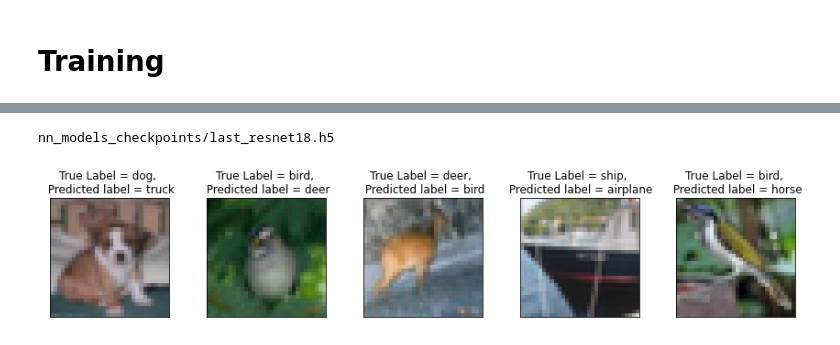
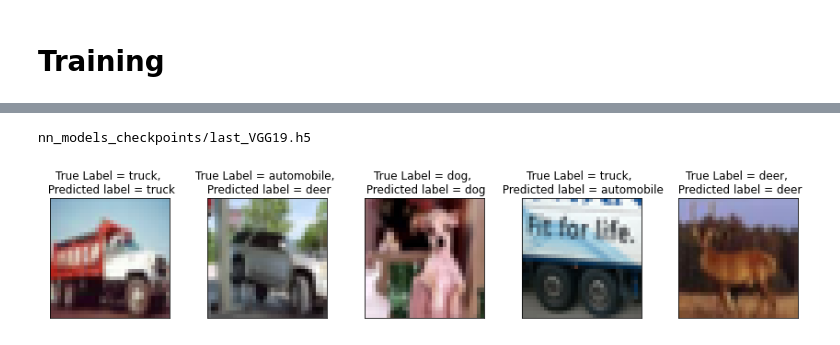
Before and after one commit to JoaoGranja/CIFAR10_ImageClassification, a Jupyter notebook: image_classification_main.ipynb, the cells around one changed output, grey strips where cells are left out. Cells and saved outputs as stored; diff of their text form; code cells hidden in the pictures.

Commit message:
Add new pre-trained models from Keras (resnet, vgg, xception)

```diff
--- a/image_classification_main.ipynb
+++ b/image_classification_main.ipynb
@@ -250,11 +219,12 @@ def schedule_steps(epoch, steps):
 # %%
 from models.model_factory import make_model
 
+#------------------------------ Make the model -----------------------------------#
 if 'multi_gpu' in args:
     with K.tf.device("/cpu:0"):
-        model = make_model(args['network'], (32, 32, 3))
+        model = make_model(args['network'], x_train.shape[1:])
 else:
-    model = make_model(args['network'], (32, 32, 3), 10)
+    model = make_model(args['network'], x_train.shape[1:], len(np.unique(y_train)))
 
 if 'weights' not in args:
     print('No weights passed, training from scratch')
@@ -263,7 +233,7 @@ else:
     print('Loading weights from {}'.format(weights_path))
     model.load_weights(weights_path, by_name=True)
 
-freeze_model(model, args['freeze_till_layer'])
+#------------------------------ Compile the model -----------------------------------#
 model.compile(loss=args['loss'], optimizer=optimizer, metrics=['accuracy'])
 model.summary()
 # %% [output]
@@ -287,34 +257,25 @@ ________________________________________________________________________________
 # %% [markdown]
 # **Training**
 # %%
-# Fit model
-
-#----------------------------Model check points-------------------------------------#
+#------------------------------ Model check points -----------------------------------#
 args['models_dir'] = 'nn_models_checkpoints'
 best_model_file = '{}/best_{}.h5'.format(args['models_dir'], args['network'])
 last_model_file = '{}/last_{}.h5'.format(args['models_dir'], args['network'])
 
-
-#----------------------------multi_gpu-------------------------------------#
-#if 'multi_gpu' in args:
-#        model = multi_gpu_model(model, len(gpus))
-
+#------------------------------ Callbacks -----------------------------------#
 callbacks = [
         # Callback to reduce the learning rate once the plateau has been reached:
         ReduceLROnPlateau(
-            monitor='val_loss',
             factor=0.1,
-            patience=8,
+            patience=3,
             mode='auto',
-            min_delta=0.001,
             cooldown=0,
             min_lr=1e-8
         ),
         # Callback to stop the training once no more improvements are recorded:
         EarlyStopping(
-            monitor='val_loss',
             min_delta=0.001,
-            patience=16,
+            patience=4,
             mode='auto',
             restore_best_weights=True
         ),
@@ -339,9 +300,7 @@ callbacks = [
             save_weights_only=True)
     ]
 
-
-#
-#----------------------------Model Fit-------------------------------------#
+#------------------------------ Model Fit -----------------------------------#
 history = model.fit(x_train, y_train,
                     validation_split=args['validation_split'],
                     epochs=args['epochs'],
@@ -407,33 +366,31 @@ Predict the object class for testing data
 # %%
-# Predict on train and test
-import timeit
-t0 = timeit.default_timer()
+#------------------------------ Predict on some test images -----------------------------------#
 
 #Load last model parameters
 print(last_model_file)
 model.load_weights(last_model_file, by_name=True)
 
 #Try out the model on an image from the test data:
 n_images = 5
 fig, axs = plt.subplots(1, n_images, figsize=(12, 12))
 fig.tight_layout(pad=1.0)
 
 
 # View the images
 for i in range(n_images):
     index = random.randint(0, len(x_test))
     image = x_test[index].squeeze()
     true_index = int(y_test[index])
 
     prediction_scores = model.predict(np.expand_dims(image, axis=0))
     predicted_index = np.argmax(prediction_scores)
 
     image = np.add(image*128,128).astype(int)
     axs[i].imshow(image)
     axs[i].set_title("True Label = {0}, \n Predicted label = {1}".format(class_names[true_index], class_names[predicted_index]))
     axs[i].get_xaxis().set_visible(False)
     axs[i].get_yaxis().set_visible(False)
 # %% [output]
-nn_models_checkpoints/last_resnet18.h5
+nn_models_checkpoints/last_VGG19.h5
-[figure, old version]
+[figure, new version]
 # %%
```
Also changed, not shown: parts of 17 cells of this notebook, 3 other files.
